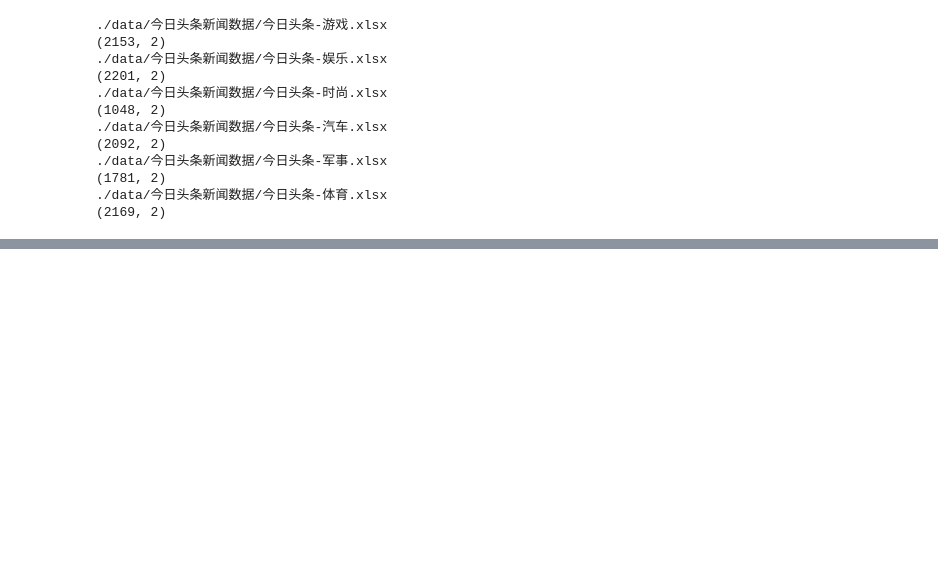
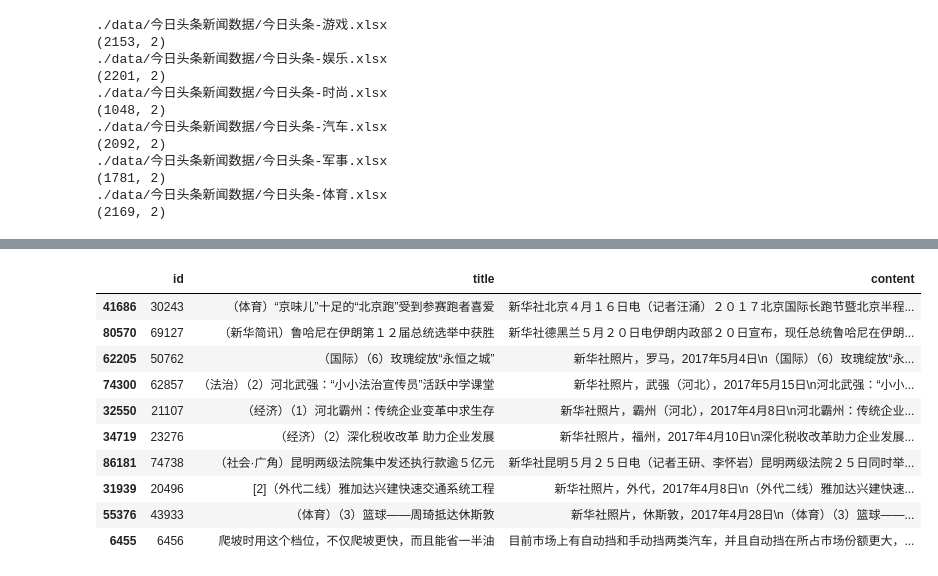
Before and after one commit to pchen12567/team_vec2world, a Jupyter notebook: project_01/corpus/Pre_Corpus_Sample.ipynb, the cells around one changed output, grey strips where cells are left out. Cells and saved outputs as stored; diff of their text form; code cells hidden in the pictures; blank space fills up the shorter version.

```diff
--- a/project_01/corpus/Pre_Corpus_Sample.ipynb
+++ b/project_01/corpus/Pre_Corpus_Sample.ipynb
@@ -139,0 +208,9 @@ df_news.to_csv('./data/toutiao_news_corpus.csv', encoding='utf-8', index=False)
+# %%
+df_total_news = pd.concat([df_news[['title', 'content']], df_cn_news[['title', 'content']]], axis=0)
+# %%
+df_total_news = df_total_news.reset_index()
+df_total_news = df_total_news.rename(columns={'index': 'id'})
+df_total_news['id'] = df_total_news['id'].apply(lambda x: x+1)
+# %%
+# Drop data which content is empty
+df_total_news = df_total_news.dropna(subset=['content'])
@@ -139,0 +233,14 @@ df_news.to_csv('./data/toutiao_news_corpus.csv', encoding='utf-8', index=False)
+# %%
+df_total_news.sample(10)
+# %% [output]
+|  | id | title | content |
+| 41686 | 30243 | （体育）“京味儿”十足的“北京跑”受到参赛跑者喜爱 | 新华社北京４月１６日电（记者汪涌）２０１７北京国际长跑节暨北京半程... |
+| 80570 | 69127 | （新华简讯）鲁哈尼在伊朗第１２届总统选举中获胜 | 新华社德黑兰５月２０日电伊朗内政部２０日宣布，现任总统鲁哈尼在伊朗... |
+| 62205 | 50762 | （国际）（6）玫瑰绽放“永恒之城” | 新华社照片，罗马，2017年5月4日\n（国际）（6）玫瑰绽放“永... |
+| 74300 | 62857 | （法治）（2）河北武强：“小小法治宣传员”活跃中学课堂 | 新华社照片，武强（河北），2017年5月15日\n河北武强：“小小... |
+| 32550 | 21107 | （经济）（1）河北霸州：传统企业变革中求生存 | 新华社照片，霸州（河北），2017年4月8日\n河北霸州：传统企业... |
+| 34719 | 23276 | （经济）（2）深化税收改革 助力企业发展 | 新华社照片，福州，2017年4月10日\n深化税收改革助力企业发展... |
+| 86181 | 74738 | （社会·广角）昆明两级法院集中发还执行款逾５亿元 | 新华社昆明５月２５日电（记者王研、李怀岩）昆明两级法院２５日同时举... |
+| 31939 | 20496 | [2]（外代二线）雅加达兴建快速交通系统工程 | 新华社照片，外代，2017年4月8日\n（外代二线）雅加达兴建快速... |
+| 55376 | 43933 | （体育）（3）篮球——周琦抵达休斯敦 | 新华社照片，休斯敦，2017年4月28日\n（体育）（3）篮球——... |
+| 6455 | 6456 | 爬坡时用这个档位，不仅爬坡更快，而且能省一半油 | 目前市场上有自动挡和手动挡两类汽车，并且自动挡在所占市场份额更大，... |
```
Also changed, not shown: parts of 30 cells of this notebook.
